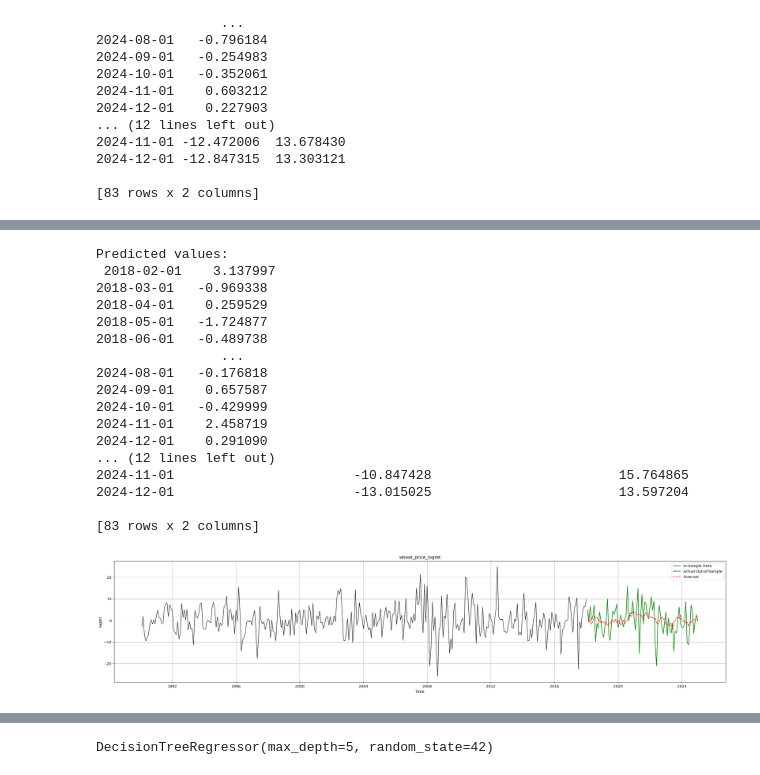
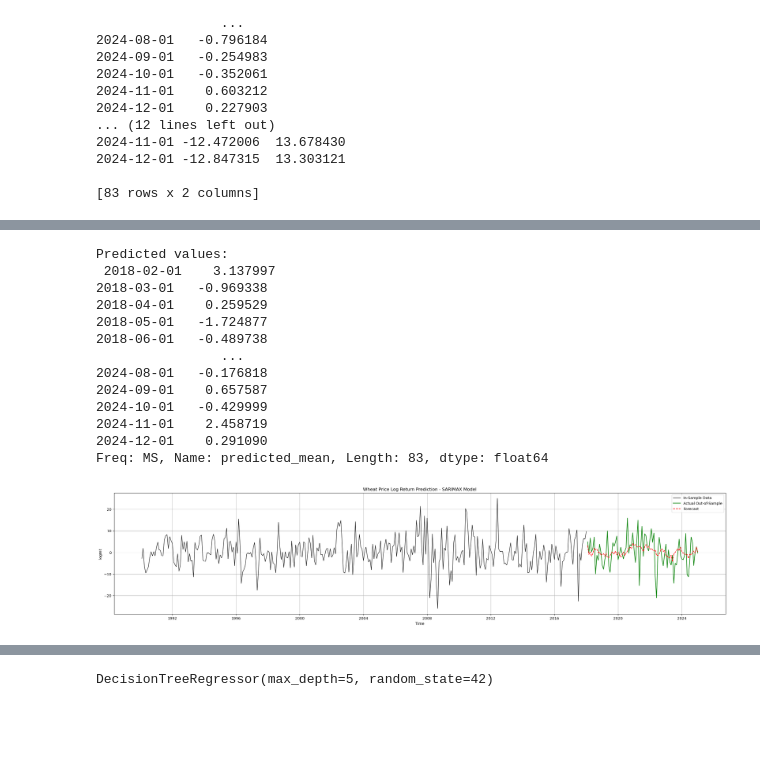
Before and after one commit to djwh1tmer/ML-Time-Series-Final-Project, a Jupyter notebook: Jupyter Notebooks/Final_Models_2.ipynb, the cells around one changed output, grey strips where cells are left out. Saved outputs shown, nothing was run; the diff lists cells and outputs as text; code cells hidden in the pictures; blank space fills up the shorter version.

```diff
--- a/Jupyter Notebooks/Final_Models_2.ipynb
+++ b/Jupyter Notebooks/Final_Models_2.ipynb
@@ -223,15 +231,15 @@ Covariance Type:                                opg
 Warnings:
 [1] Covariance matrix calculated using the outer product of gradients (complex-step).
 # %%
+#run best SARIMAX on training data
 sarimax_train=SARIMAX(logret_df_train_data["wheat_price_logret_future"], order = best_order,seasonal_order = best_seasonal,
                    exog= logret_df_train_data[['corn_price_logret','drought_idx','fertilizer_idx_logret','commodity_imp_idx_logret']]).fit(disp=False)
+#forecast
 sarimax_forecast = sarimax_train.get_prediction(start=len(logret_df_train_data), end=len(logret_df_train_data) + forecast_steps - 1,
                                               exog = logret_df_test_data[['corn_price_logret','drought_idx','fertilizer_idx_logret','commodity_imp_idx_logret']])
 sarimax_forecast_result_mean  = sarimax_forecast.predicted_mean
-# Confidence intervals (By default, the confidence intervals returned by get_prediction().conf_int() in statsmodels are 95%)
-sarimax_forecast_result_conf_int = sarimax_forecast.conf_int()
+
 print("Predicted values:\n", sarimax_forecast_result_mean)
-print("Confidence intervals:\n", sarimax_forecast_result_conf_int)
 # %% [output]
 Predicted values:
  2018-02-01    3.137997
@@ -245,26 +253,21 @@ Predicted values:
 2024-10-01   -0.429999
 2024-11-01    2.458719
 2024-12-01    0.291090
-... (12 lines left out)
-2024-11-01                       -10.847428                        15.764865
-2024-12-01                       -13.015025                        13.597204
-
-[83 rows x 2 columns]
+Freq: MS, Name: predicted_mean, Length: 83, dtype: float64
 # %%
+#plot predictions and forecast
 plt.figure(figsize=(30, 6))
 plt.plot(logret_df_train_data.index, logret_df_train_data["wheat_price_logret_future"], label="In-Sample Data", color="black", linewidth=1)
 plt.plot(logret_df_test_data.index, logret_df_test_data["wheat_price_logret_future"], label="Actual Out-of-Sample", color="green", linestyle="solid")
 plt.plot(logret_df_test_data.index, sarimax_forecast_result_mean, label="Forecast", color="red", linestyle="dashed")
 
 # Formatting
 plt.xlabel("Time")
 plt.ylabel("logret")
-plt.title("wheat_price_logret")
+plt.title("Wheat Price Log Return Prediction - SARIMAX Model")
 plt.legend()
 plt.grid(True)
-
-# Show plot
 plt.show()
 # %% [output]
-[figure, old version]
+[figure, new version]
 # %%
```
Also changed, not shown: parts of 32 cells of this notebook, 6 other files.
